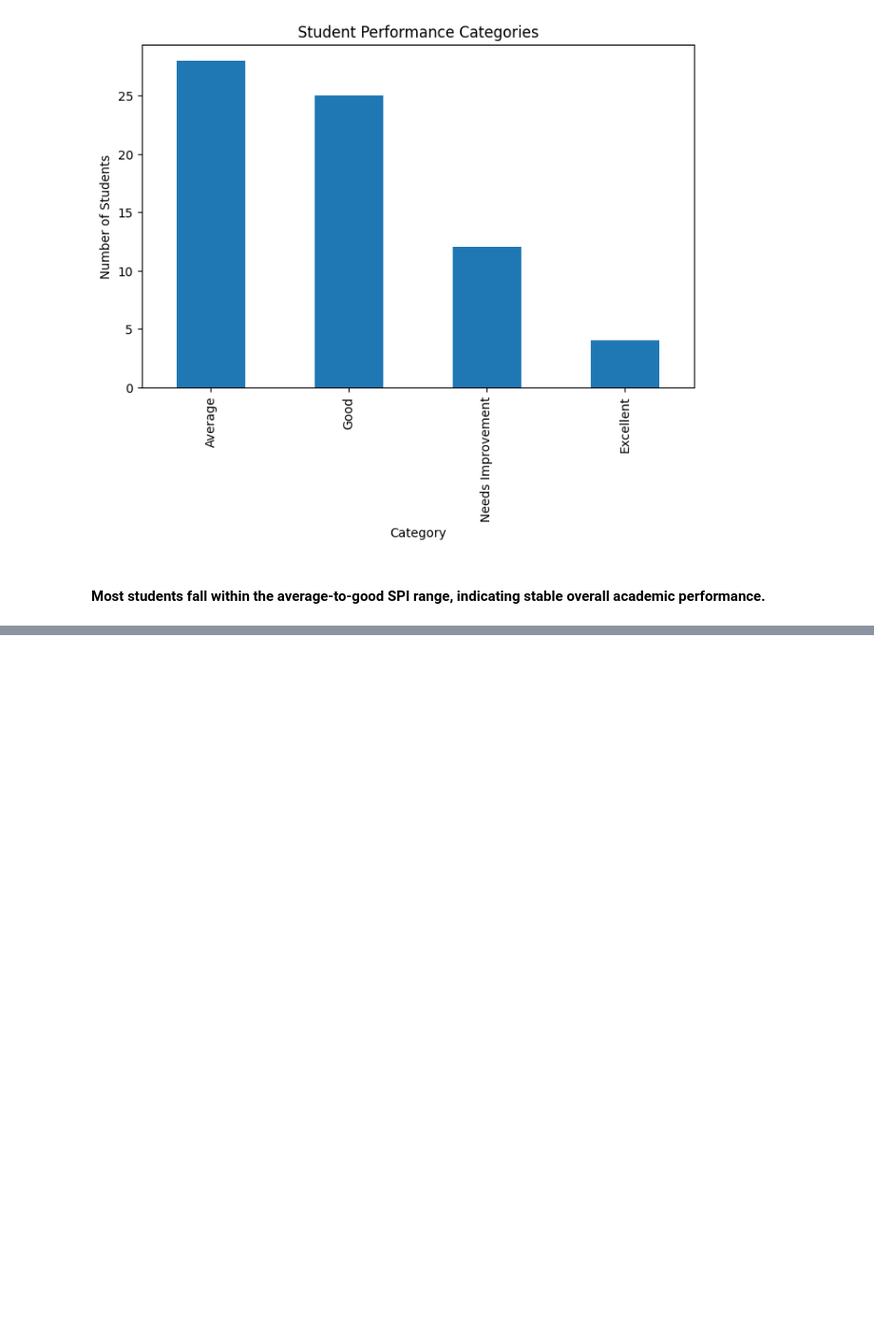
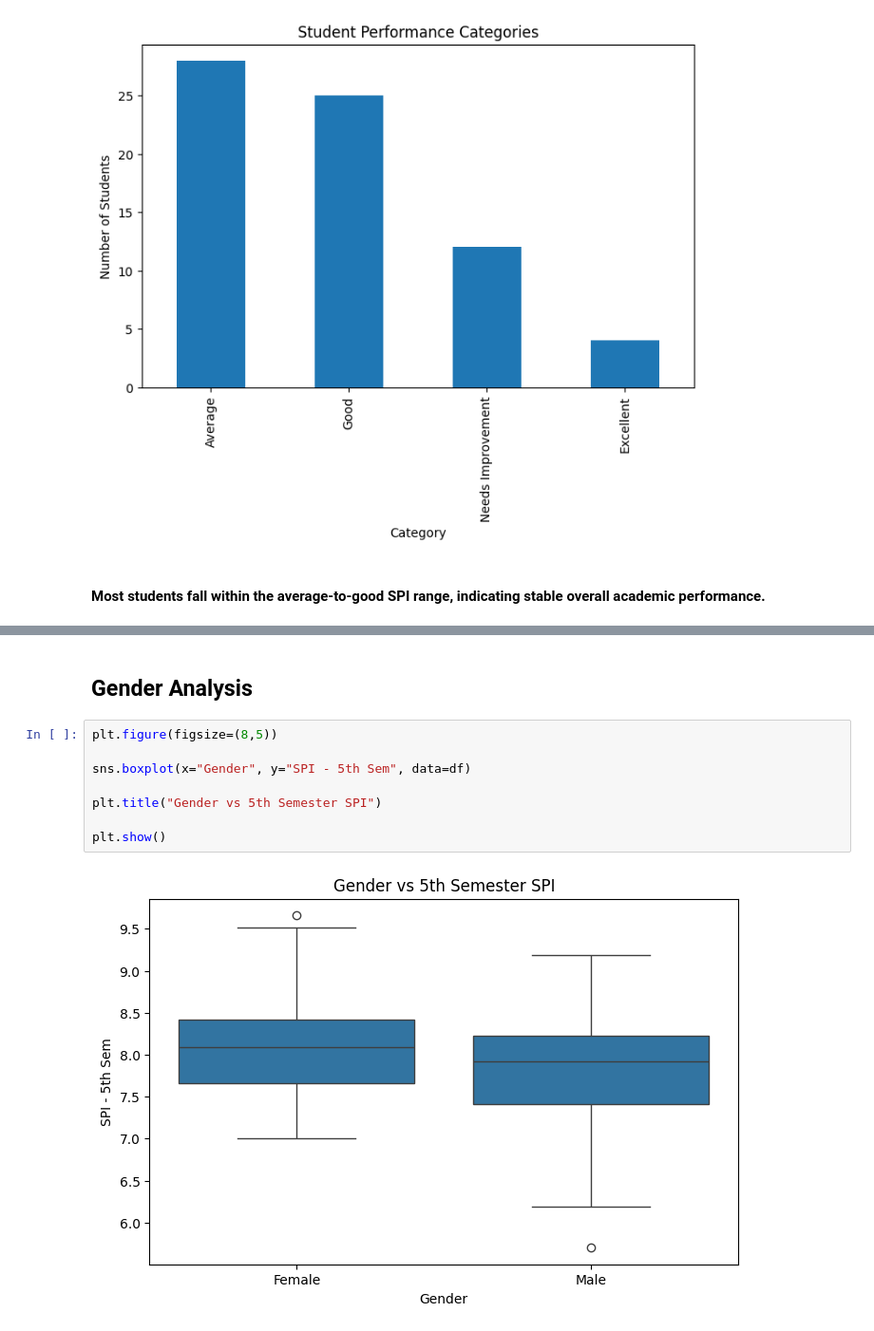
Before and after one commit to niya005/Class-Result-Analysis, a Jupyter notebook: class_result_analysis.ipynb, the cells around one changed output, grey strips where cells are left out. Shown at 95% size. Saved outputs shown, nothing was run; the diff lists cells and outputs as text; blank space fills up the shorter version.

```diff
--- a/class_result_analysis.ipynb
+++ b/class_result_analysis.ipynb
@@ -362,0 +406,12 @@ plt.show()
+# %% [markdown]
+## Gender Analysis
+# %%
+plt.figure(figsize=(8,5))
+
+sns.boxplot(x="Gender", y="SPI - 5th Sem", data=df)
+
+plt.title("Gender vs 5th Semester SPI")
+
+plt.show()
+# %% [output]
+[figure, added]
```
Also changed, not shown: parts of 8 cells of this notebook.
